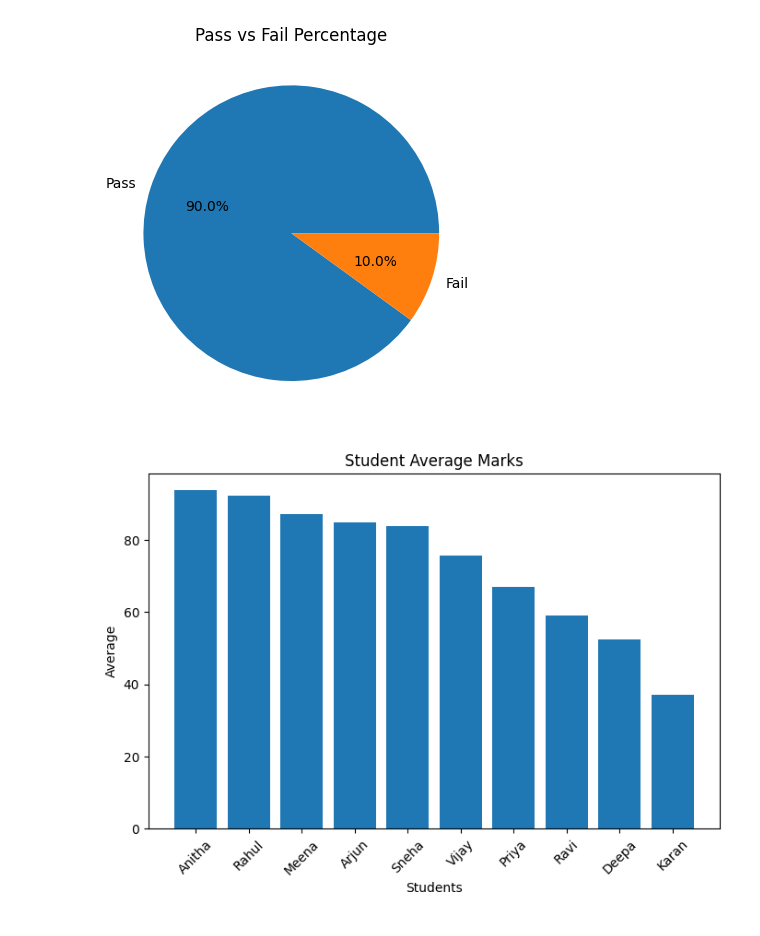
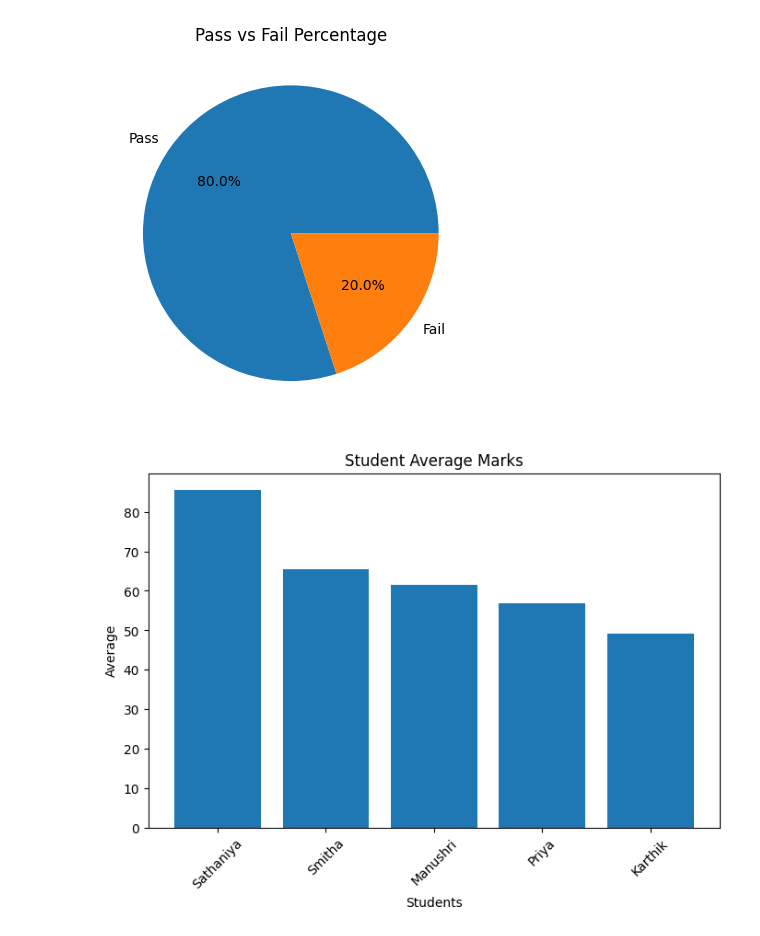
Before and after one commit to sathaniya-m/Student-Performance-Analytics, a Jupyter notebook: Studentperformance.ipynb, the cells around one changed output. Drawn from its saved outputs; the diff is of its cells as text; code cells hidden in the pictures.

```diff
--- a/Studentperformance.ipynb
+++ b/Studentperformance.ipynb
@@ -18,0 +14,4 @@ Dataset Preview
+# %%
+import pandas as pd
+df=pd.read_csv('student_marks.csv')
+print(df.head())
@@ -19,8 +25,8 @@ Dataset Preview
 # %%
-subjects = ['Maths','Science','English','Computer','Social']
+subjects = ['Tamil','English','Python','Java','C++']
 
 df['Total_Marks'] = df[subjects].sum(axis=1)
 df['Average'] = df[subjects].mean(axis=1)
 
-print(df[['Student_Name','Total_Marks','Average']])
+print(df[['Student_name','Total_Marks','Average']])
 # %% [output]
@@ -109,22 +105,22 @@ plt.pie(status_count,
 plt.title("Pass vs Fail Percentage")
 plt.show()
 # %% [output]
-[figure, old version]
+[figure, new version]
 # %%
 top_students = df.sort_values(by='Average', ascending=False)
 
 plt.figure(figsize=(8,5))
-plt.bar(top_students['Student_Name'],
+plt.bar(top_students['Student_name'],
         top_students['Average'])
 
 plt.title("Student Average Marks")
 plt.xlabel("Students")
 plt.ylabel("Average")
 plt.xticks(rotation=45)
 
 plt.show()
 # %% [output]
-[figure, old version]
+[figure, new version]
 # %%
 print("Highest Performing Subject:",
       subject_avg.idxmax())
```
Also changed, not shown: parts of 10 cells of this notebook.
